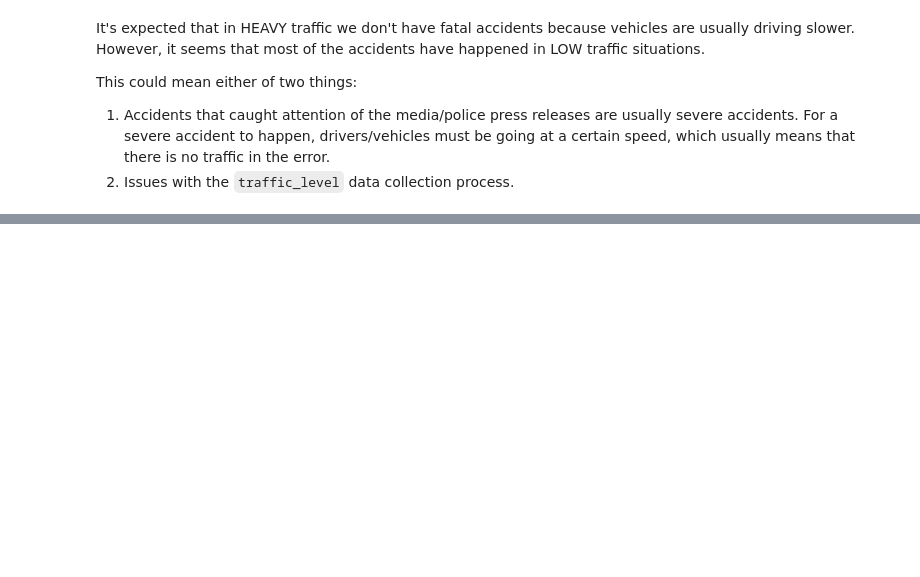
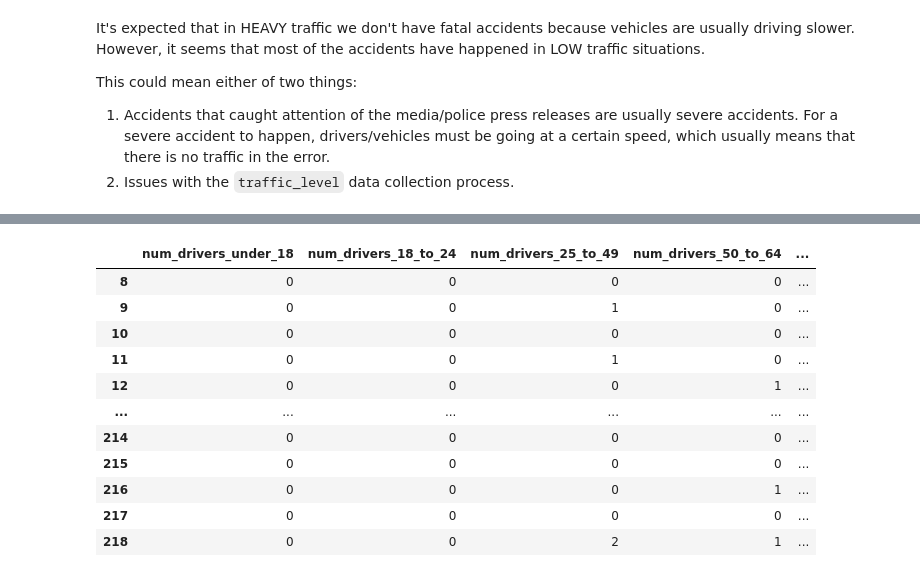
Before and after one commit to michael-vella/ics5110-assignment, a Jupyter notebook: notebooks/individual/michael_vella/svm_implementation.ipynb, the cells around one changed output, grey strips where cells are left out. Cells and saved outputs as stored; diff of their text form; code cells hidden in the pictures; blank space fills up the shorter version.

Commit message:
finalise eda and create initial svm

```diff
--- a/notebooks/individual/michael_vella/svm_implementation.ipynb
+++ b/notebooks/individual/michael_vella/svm_implementation.ipynb
@@ -998,0 +1045,3 @@ plt.show()
+# %%
+region_categories_df = pd.get_dummies(df["region"], drop_first=True, dtype=int)
+region_categories_df
@@ -998,0 +1064,67 @@ plt.show()
+# %%
+final_df = df[[
+    "num_drivers_under_18",
+    "num_drivers_18_to_24",
+    "num_drivers_25_to_49",
+    "num_drivers_50_to_64",
+    "num_drivers_65_plus",
+    "num_drivers_age_unknown",
+    "num_drivers_male",
+    "num_drivers_female",
+    "num_drivers_gender_unknown",
+    "num_vehicle_unknown",
+    "num_vehicle_pedestrian",
+    "num_vehicle_bicycle",
+    "num_vehicle_motorbike",
+    "num_vehicle_car",
+    "num_vehicle_van",
+    "num_vehicle_bus",
+    "is_weekend",
+    "is_school_holiday_mt", # select only this as it is correleated with public holiday/school day booleans
+    "temperature_mean", # select only this as highly correleated with other temperature columns
+    "is_raining",
+    "is_fatal", # target variable
+]].join(
+    accident_time_categories_df
+).join(
+    street_type_categories_df
+).join(
+    region_categories_df
+)
+
+final_df["is_weekend"] = final_df['is_weekend'].astype(int)
+final_df["is_school_holiday_mt"] = final_df['is_school_holiday_mt'].astype(int)
+final_df["is_raining"] = final_df['is_raining'].astype(int)
+
+print("DataFrame before scaling:")
+display(final_df)
+
+columns_to_scale = [
+    "num_drivers_under_18",
+    "num_drivers_18_to_24",
+    "num_drivers_25_to_49",
+    "num_drivers_50_to_64",
+    "num_drivers_65_plus",
+    "num_drivers_age_unknown",
+    "num_drivers_male",
+    "num_drivers_female",
+    "num_drivers_gender_unknown",
+    "num_vehicle_unknown",
+    "num_vehicle_pedestrian",
+    "num_vehicle_bicycle",
+    "num_vehicle_motorbike",
+    "num_vehicle_car",
+    "num_vehicle_van",
+    "num_vehicle_bus",
+    "temperature_mean",
+]
+
+scaler = StandardScaler()
+final_df[columns_to_scale] = scaler.fit_transform(df[columns_to_scale])
+
+print("DataFrame after scaling:")
+display(final_df)
+
+print("Dataset information:")
+final_df.info()
+# %% [output]
@@ -998,0 +1132,12 @@ plt.show()
+|  | num_drivers_under_18 | num_drivers_18_to_24 | num_drivers_25_to_49 | num_drivers_50_to_64 | ... |
+| 8 | 0 | 0 | 0 | 0 | ... |
+| 9 | 0 | 0 | 1 | 0 | ... |
+| 10 | 0 | 0 | 0 | 0 | ... |
+| 11 | 0 | 0 | 1 | 0 | ... |
+| 12 | 0 | 0 | 0 | 1 | ... |
+| ... | ... | ... | ... | ... | ... |
+| 214 | 0 | 0 | 0 | 0 | ... |
+| 215 | 0 | 0 | 0 | 0 | ... |
+| 216 | 0 | 0 | 0 | 1 | ... |
+| 217 | 0 | 0 | 0 | 0 | ... |
+| 218 | 0 | 0 | 2 | 1 | ... |
```
Also changed, not shown: parts of 18 cells of this notebook.
